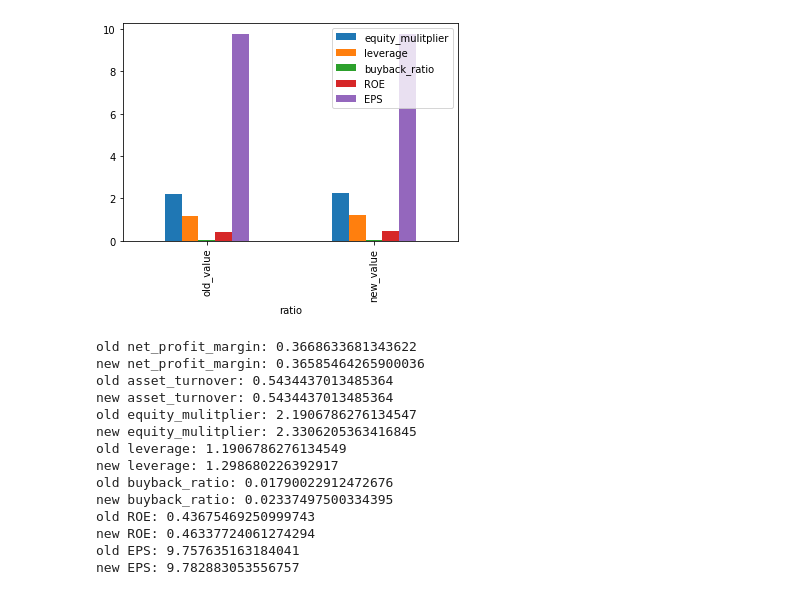
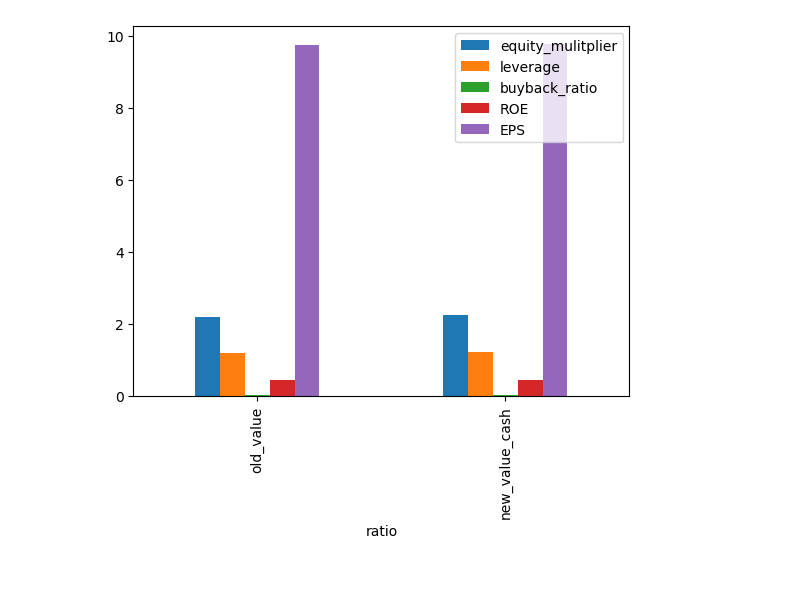
Before and after one commit to nilsmart96/financial-effects-of-stock-buybacks, a Jupyter notebook: main.ipynb, the cells around one changed output. Drawn from its saved outputs; the diff is of its cells as text; code cells hidden in the pictures.

Commit message:
minor changes and added comparison table debt/cash

```diff
--- a/main.ipynb
+++ b/main.ipynb
@@ -87,7 +151,8 @@ cf = msft_cf
 # %%
 # cash financed, assuming no interest earned on cash
 stock_buyback_cash = 5e9
-stock_buyback_stock = stock_buyback_cash / 252
+# divide by price per share at time of year-end reporting (MSFT 257, AAPL 142, IBM 134)
+stock_buyback_stock = stock_buyback_cash / 257
 
 bs.loc["Total Stockholder Equity"][0] -= stock_buyback_cash
 cf.loc["Repurchase Of Stock"] -= stock_buyback_cash
@@ -103,18 +168,3 @@ leverage = bs.loc["Total Liab"][0] / bs.loc["Total Stockholder Equity"][0]
 buyback_ratio = cf.loc["Repurchase Of Stock"][0] * -1 / info["marketCap"]
 ROE = net_profit_margin * asset_turnover * equity_mulitplier
 EPS = pl.loc["Net Income"][0] / info["sharesOutstanding"]
-
-print(f"old net_profit_margin: {df.loc[0][1]}")
-print(f"new net_profit_margin: {net_profit_margin}")
-print(f"old asset_turnover: {df.loc[0][2]}")
-print(f"new asset_turnover: {asset_turnover}")
-print(f"old equity_mulitplier: {df.loc[0][3]}")
-print(f"new equity_mulitplier: {equity_mulitplier}")
-print(f"old leverage: {df.loc[0][4]}")
-print(f"new leverage: {leverage}")
-print(f"old buyback_ratio: {df.loc[0][5]}")
-print(f"new buyback_ratio: {buyback_ratio}")
-print(f"old ROE: {df.loc[0][6]}")
-print(f"new ROE: {ROE}")
-print(f"old EPS: {df.loc[0][7]}")
-print(f"new EPS: {EPS}")
@@ -136,9 +171,9 @@ new EPS: 9.78367598856516
 # %%
-change_cf = [
+change_df_cash = [
     ['old_value', df.loc[0][1], df.loc[0][2], df.loc[0][3], df.loc[0][4], df.loc[0][5], df.loc[0][6], df.loc[0][7]],
-    ['new_value', net_profit_margin, asset_turnover, equity_mulitplier, leverage, buyback_ratio, ROE, EPS]
+    ['new_value_cash', net_profit_margin, asset_turnover, equity_mulitplier, leverage, buyback_ratio, ROE, EPS]
 ]
-change_cf_table = pd.DataFrame(change_cf, columns =['ratio','net_profit_margin', 'asset_turnover', 'equity_mulitplier', 'leverage', 'buyback_ratio', 'ROE', 'EPS'])
-change_cf_table
+change_df_table_cash = pd.DataFrame(change_df_cash, columns =['ratio','net_profit_margin', 'asset_turnover', 'equity_mulitplier', 'leverage', 'buyback_ratio', 'ROE', 'EPS'])
+change_df_table_cash
 # %% [output]
 |  | ratio | net_profit_margin | asset_turnover | equity_mulitplier | leverage | buyback_ratio | ROE | ... |
@@ -147,12 +182,13 @@ change_cf_table
 # %%
-change_cf_table.plot(x='ratio', y=['equity_mulitplier', 'leverage', 'buyback_ratio', 'ROE', 'EPS'], kind='bar')
+change_df_table_cash.plot(x='ratio', y=['equity_mulitplier', 'leverage', 'buyback_ratio', 'ROE', 'EPS'], kind='bar')
 plt.show()
 # %% [output]
-[figure, old version]
+[figure, new version]
 # %%
 # debt financed, assuming 4% interest on new debt and no change in taxes
 stock_buyback_cash = 5e9
-stock_buyback_stock = stock_buyback_cash / 252
+# divide by price per share at time of year-end reporting (MSFT 257, AAPL 142, IBM 134)
+stock_buyback_stock = stock_buyback_cash / 257
 
 bs.loc["Total Stockholder Equity"][0] -= stock_buyback_cash
 cf.loc["Repurchase Of Stock"] -= stock_buyback_cash
@@ -169,34 +205,4 @@ leverage = bs.loc["Total Liab"][0] / bs.loc["Total Stockholder Equity"][0]
 buyback_ratio = cf.loc["Repurchase Of Stock"][0] * -1 / info["marketCap"]
 ROE = net_profit_margin * asset_turnover * equity_mulitplier
 EPS = pl.loc["Net Income"][0] / info["sharesOutstanding"]
-
-print(f"old net_profit_margin: {df.loc[0][1]}")
-print(f"new net_profit_margin: {net_profit_margin}")
-print(f"old asset_turnover: {df.loc[0][2]}")
-print(f"new asset_turnover: {asset_turnover}")
-print(f"old equity_mulitplier: {df.loc[0][3]}")
-print(f"new equity_mulitplier: {equity_mulitplier}")
-print(f"old leverage: {df.loc[0][4]}")
-print(f"new leverage: {leverage}")
-print(f"old buyback_ratio: {df.loc[0][5]}")
-print(f"new buyback_ratio: {buyback_ratio}")
-print(f"old ROE: {df.loc[0][6]}")
-print(f"new ROE: {ROE}")
-print(f"old EPS: {df.loc[0][7]}")
-print(f"new EPS: {EPS}")
-# %% [output]
-old net_profit_margin: 0.3668633681343622
-new net_profit_margin: 0.36585464265900036
-old asset_turnover: 0.5434437013485364
-new asset_turnover: 0.5434437013485364
-old equity_mulitplier: 2.1906786276134547
-new equity_mulitplier: 2.3306205363416845
-old leverage: 1.1906786276134549
-new leverage: 1.298680226392917
-old buyback_ratio: 0.01790022912472676
-new buyback_ratio: 0.02337497500334395
-old ROE: 0.43675469250999743
-new ROE: 0.46337724061274294
-old EPS: 9.757635163184041
-new EPS: 9.782883053556757
 # %%
```
Also changed, not shown: parts of 10 cells of this notebook.
